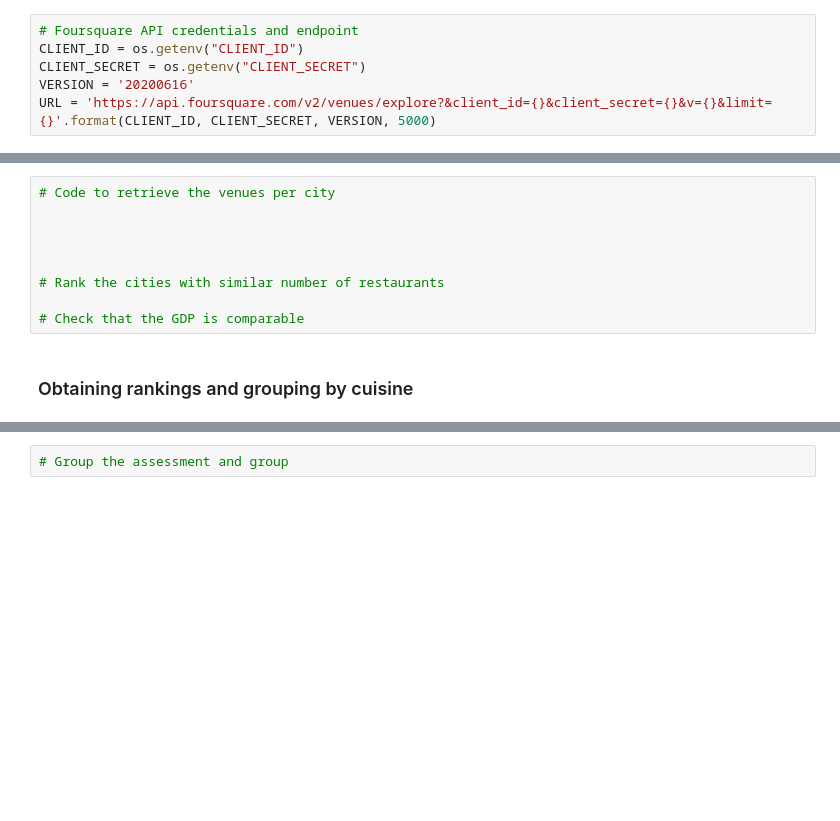
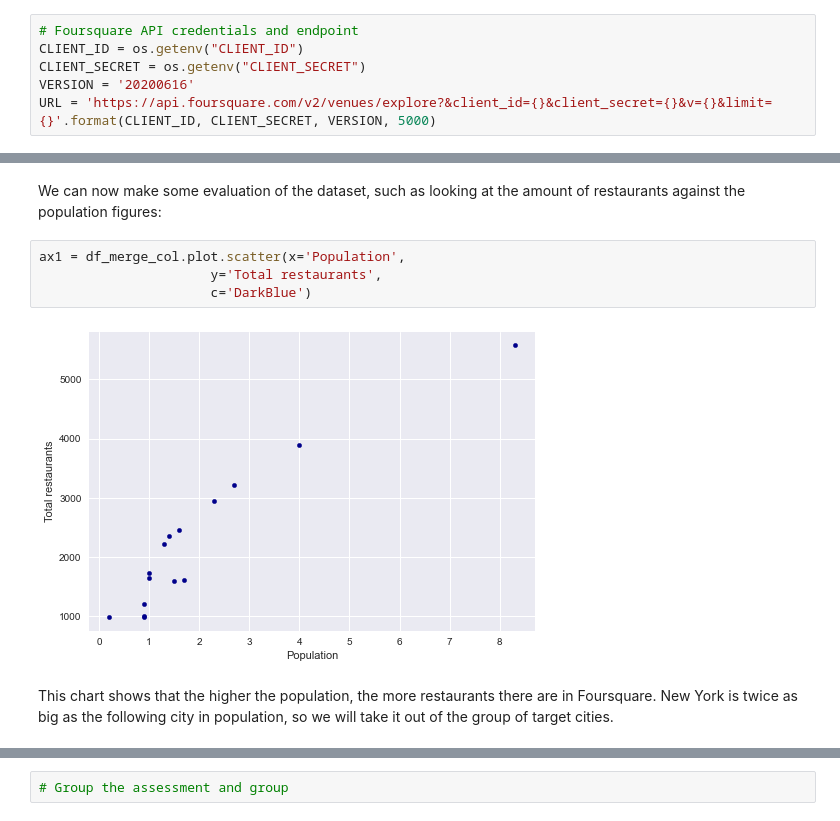
Before and after one commit to idejuan/data_science, a Jupyter notebook: Final_Project_DSPC_w01.ipynb, the cells around one changed output, grey strips where cells are left out. Drawn from its saved outputs; the diff is of its cells as text; blank space fills up the shorter version.

Commit message:
improved chart display

```diff
--- a/Final_Project_DSPC_w01.ipynb
+++ b/Final_Project_DSPC_w01.ipynb
@@ -327,11 +331,10 @@ df_merge_col.sort_values('2019estimate', ascending = False)
-# %%
-# Code to retrieve the venues per city
-
-
-
-
-# Rank the cities with similar number of restaurants
-
-# Check that the GDP is comparable
-# %% [markdown]
-### Obtaining rankings and grouping by cuisine
+# %% [markdown]
+We can now make some evaluation of the dataset, such as looking at the amount of restaurants against the population figures:
+# %%
+ax1 = df_merge_col.plot.scatter(x='Population',
+                      y='Total restaurants',
+                      c='DarkBlue')
+# %% [output]
+[figure, added]
+# %% [markdown]
+This chart shows that the higher the population, the more restaurants there are in Foursquare. New York is twice as big as the following city in population, so we will take it out of the group of target cities.
```
Also changed, not shown: parts of 42 cells of this notebook.
